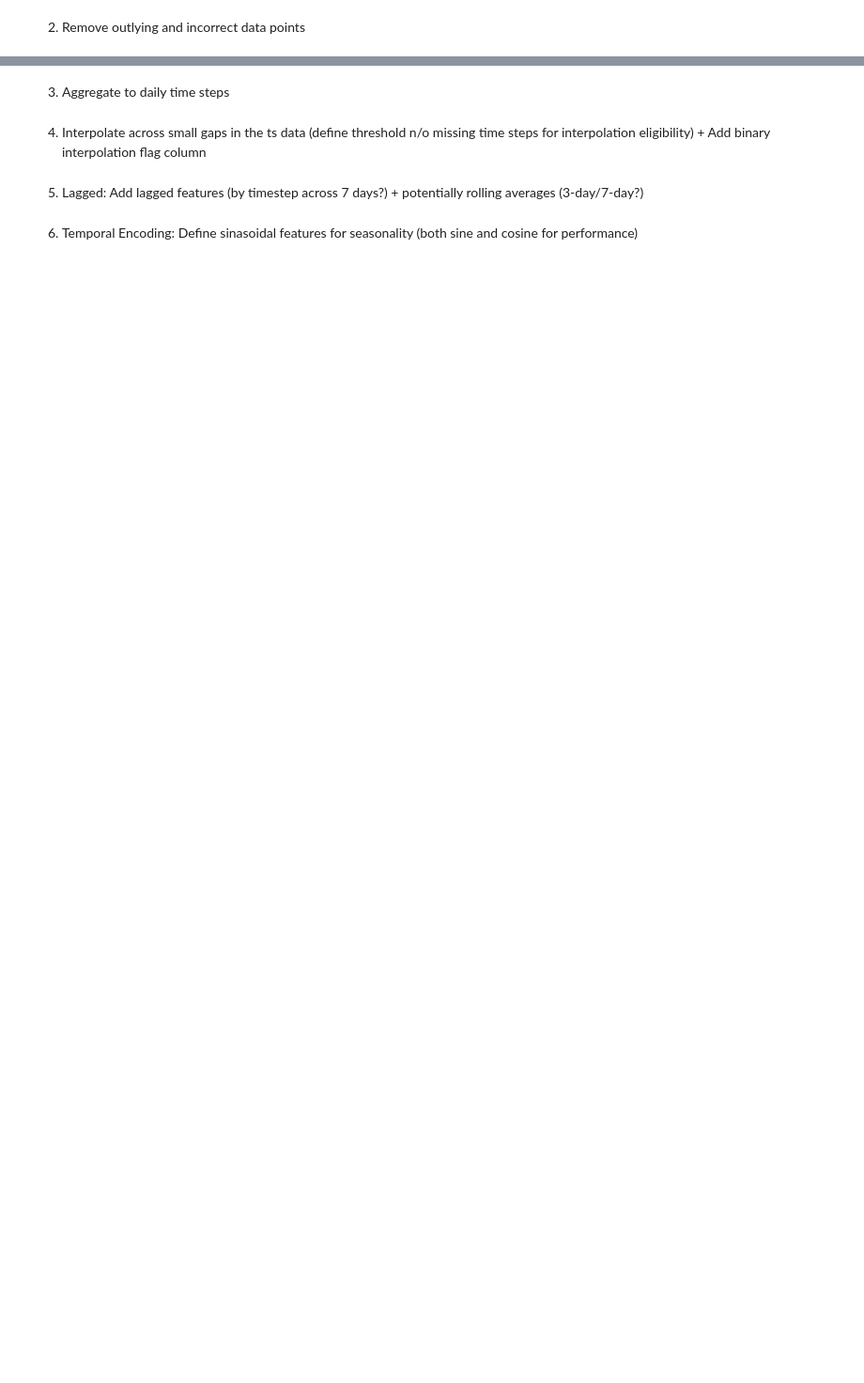
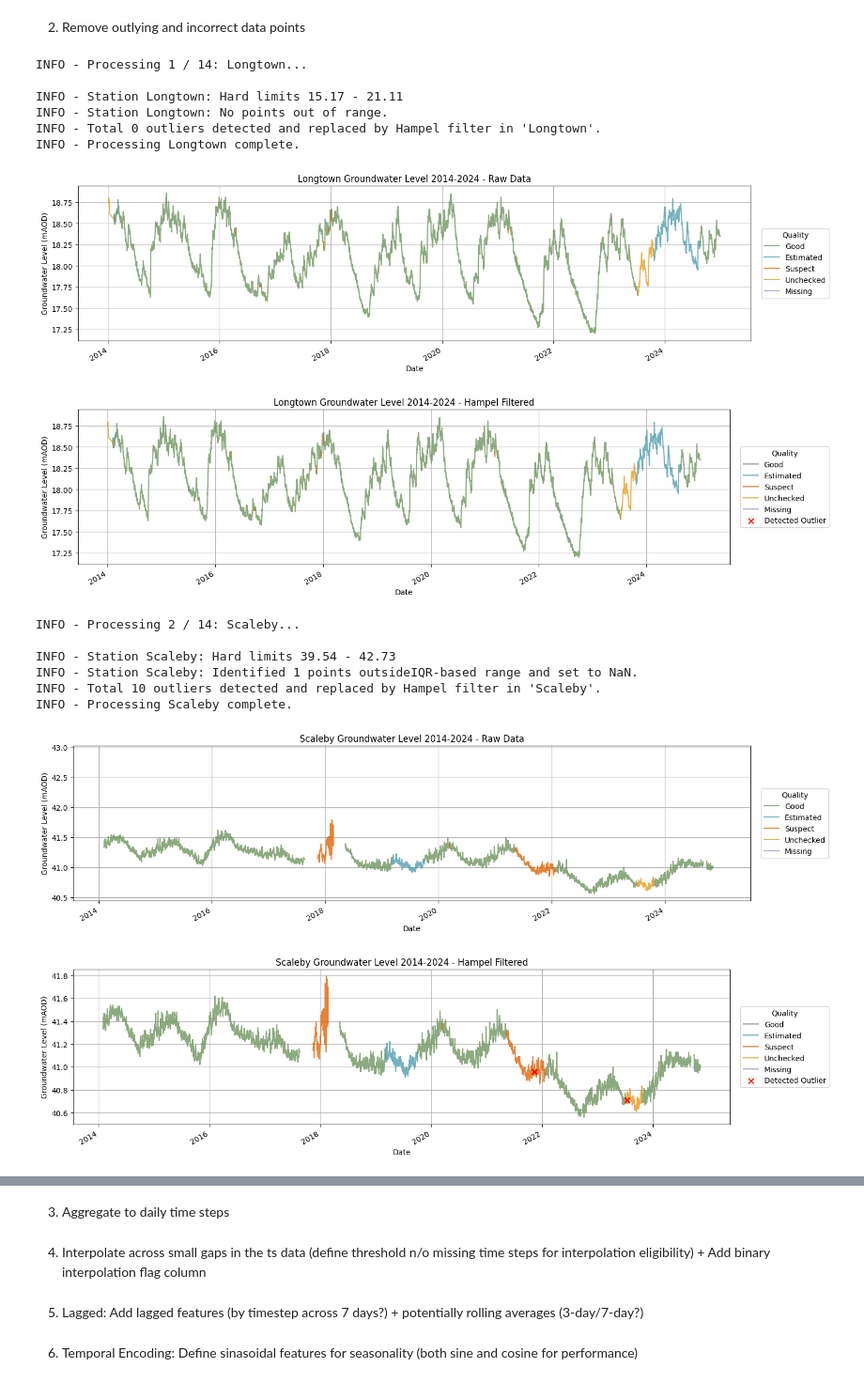
Before and after one commit to CharlotteGithub-prog/GAT-LSTM_groundwater_modelling, a Jupyter notebook: notebooks/01_eda_and_preprocessing/01_eda_preprocessing_gwl_data.ipynb, the cells around one changed output, grey strips where cells are left out. Shown at 94% size. Saved outputs shown, nothing was run; the diff lists cells and outputs as text; code cells hidden in the pictures; blank space fills up the shorter version.

Commit message:
feat: identify and remove outliers and apply threshold filtering

```diff
--- a/notebooks/01_eda_and_preprocessing/01_eda_preprocessing_gwl_data.ipynb
+++ b/notebooks/01_eda_and_preprocessing/01_eda_preprocessing_gwl_data.ipynb
@@ -146,3 +166,27 @@ INFO - 14 stations saved to dict.
 INFO - All timeseries data converted to dict for eden catchment.
 # %% [markdown]
 2. Remove outlying and incorrect data points
+# %%
+# run outlier detection and processing
+processed_gwl_time_series_dict = outlier_detection(
+    gwl_time_series_dict = gwl_time_series_dict,
+    output_path = config[catchment]["visualisations"]["ts_plots"]["time_series_gwl_output"],
+    notebook = True
+)
+# %% [output]
+INFO - Processing 1 / 14: Longtown...
+
+INFO - Station Longtown: Hard limits 15.17 - 21.11
+INFO - Station Longtown: No points out of range.
+INFO - Total 0 outliers detected and replaced by Hampel filter in 'Longtown'.
+INFO - Processing Longtown complete.
+[figure, added]
+[figure, added]
+INFO - Processing 2 / 14: Scaleby...
+
+INFO - Station Scaleby: Hard limits 39.54 - 42.73
+INFO - Station Scaleby: Identified 1 points outsideIQR-based range and set to NaN.
+INFO - Total 10 outliers detected and replaced by Hampel filter in 'Scaleby'.
+INFO - Processing Scaleby complete.
+[figure, added]
+[figure, added]
```
Also changed, not shown: parts of 4 cells of this notebook, 6 other files.
